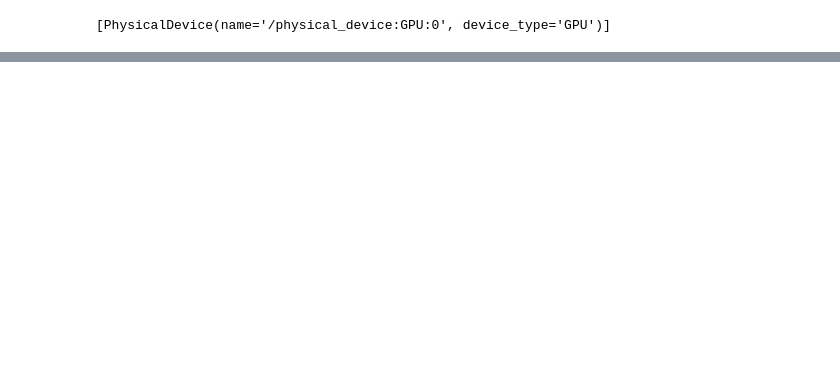
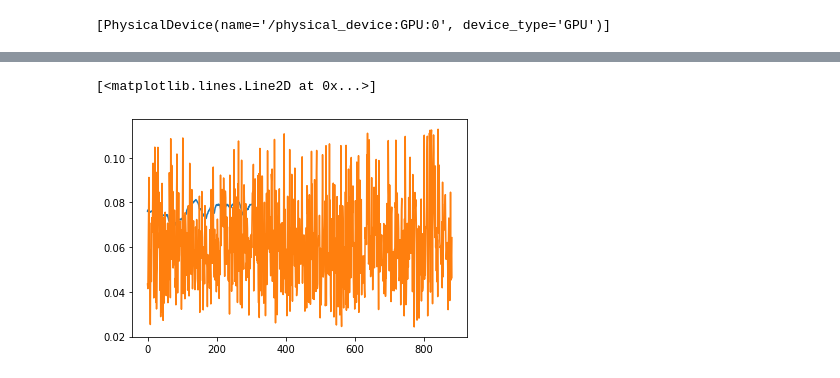
Before and after one commit to maxoflife-student/TAMU-ECEN-404-IFPTSND, a Jupyter notebook: Playground_Validation_Train.ipynb, the cells around one changed output, grey strips where cells are left out. Cells and saved outputs as stored; diff of their text form; code cells hidden in the pictures; blank space fills up the shorter version.

```diff
--- a/Playground_Validation_Train.ipynb
+++ b/Playground_Validation_Train.ipynb
@@ -348,3 +336,22 @@ pm_name = pm_name.split('.json')
 pm_name = pm_name[0]
 # %%
 print(pm_name)
+# %%
+model_folder = './ignorable_data/alpha_1000_beta_0.01/models'
+model_folder = './ignorable_data/models/'
+model_name = '01-04-2021--15--57--SEP_LSTM_GCN3-5e-6LR--820Epochs--mse-Loss--64-HU--'
+
+new_name = '01-04-2021--15--57--SEP_LSTM_GCN3-5e-6LR--820Epochs--mse-Loss--64-HU--400_slidewindow'
+
+directory = "./ignorable_data/alpha_1000_beta_0.01/models/"
+predictions_folder = './ignorable_data/alpha_1000_beta_0.01/models/'
+
+DMJ = TF_Models('./ignorable_data/data_sets/NASDAQ_Cleaned', model_folder, reload=False)
+
+# For training over sliding window
+# Reset the training object to get rid of old data
+GP = Graph_Predictions(model_folder, "./ignorable_data/strategies/RL_validation_strategies", 'x_val', DMJ)
+
+directory = './ignorable_data/prediction_results/[55, 25, 20]_splits/'
+model = '02-13-2021--23--27-E2E_1LSTM_ReturnSeqTrue_Outputsize[None,683,1]_VariedLR_TFMSE_Dropout0.5_-108Epochs-mse-Loss-64-HU-_683window_PM'
+GP.generate_model_diagnostics(directory + model, datablock_folder='./ignorable_data/datablocks/[55, 25, 20]_splits/')
@@ -350,0 +383,7 @@ print(pm_name)
+# %%
+import matplotlib.pyplot as plt
+plt.plot(GP.test_obj[:, 78])
+# plt.plot(GP.test_obj[1])
+# %% [output]
+[<matplotlib.lines.Line2D at 0x...>]
+[figure, added]
```
Also changed, not shown: parts of 5 cells of this notebook, 3 other files.
